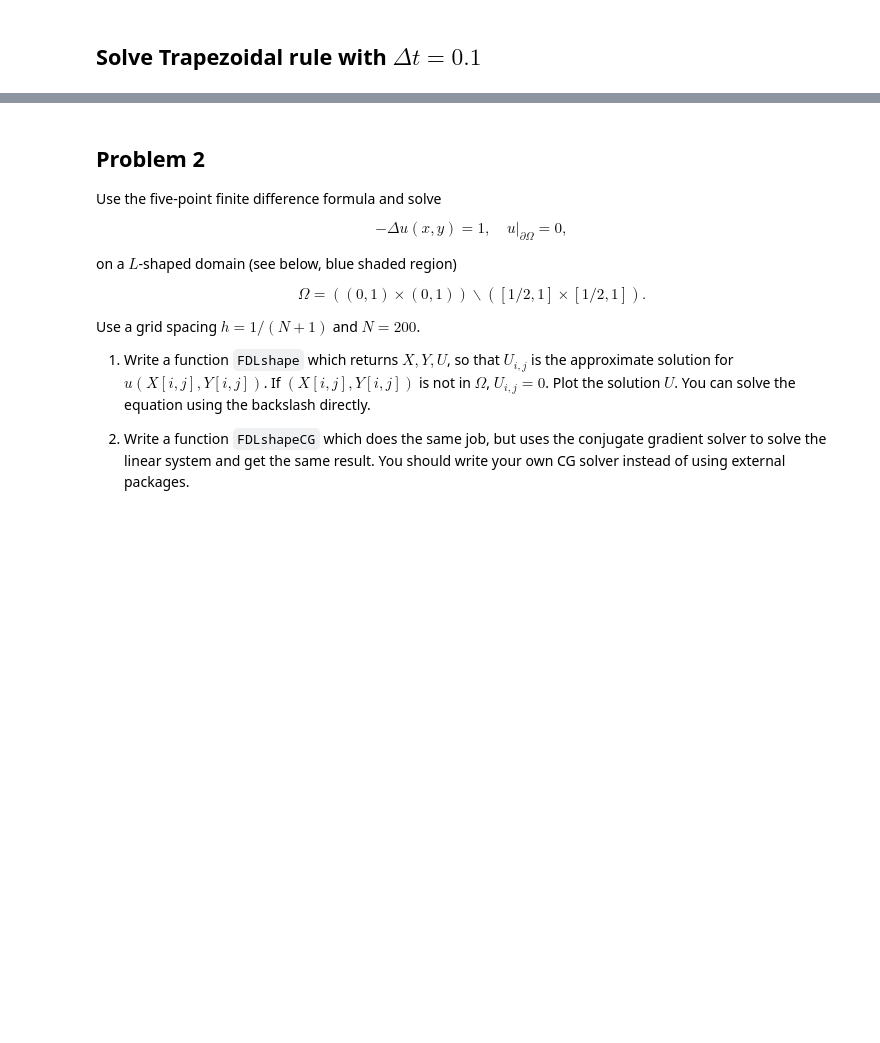
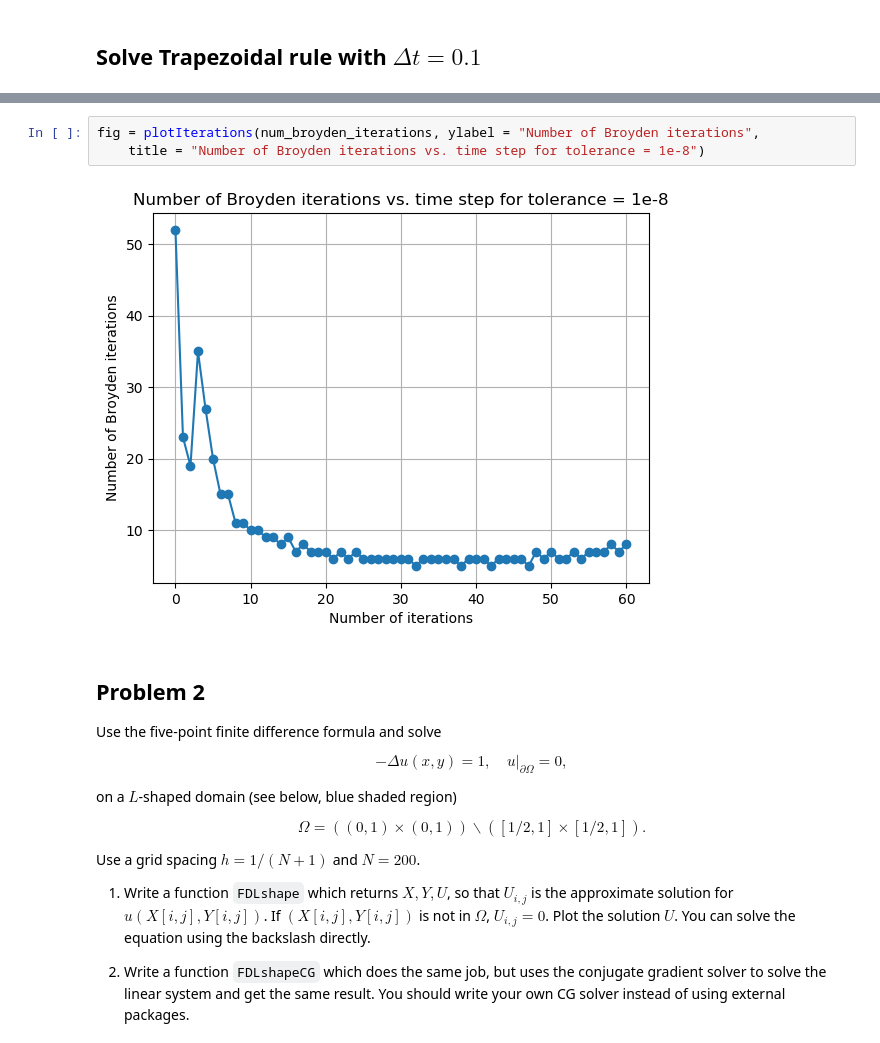
Before and after one commit to ArjunNarayanan/MATH228-HW6, a Jupyter notebook: HW6.ipynb, the cells around one changed output, grey strips where cells are left out. Cells and saved outputs as stored; diff of their text form; blank space fills up the shorter version.

```diff
--- a/HW6.ipynb
+++ b/HW6.ipynb
@@ -164,3 +188,8 @@ end
+# %%
+fig = plotIterations(num_broyden_iterations, ylabel = "Number of Broyden iterations",
+    title = "Number of Broyden iterations vs. time step for tolerance = 1e-8")
+# %% [output]
+[figure, added]
 # %% [markdown]
 
 ## Problem 2
```
Also changed, not shown: parts of 13 cells of this notebook.
